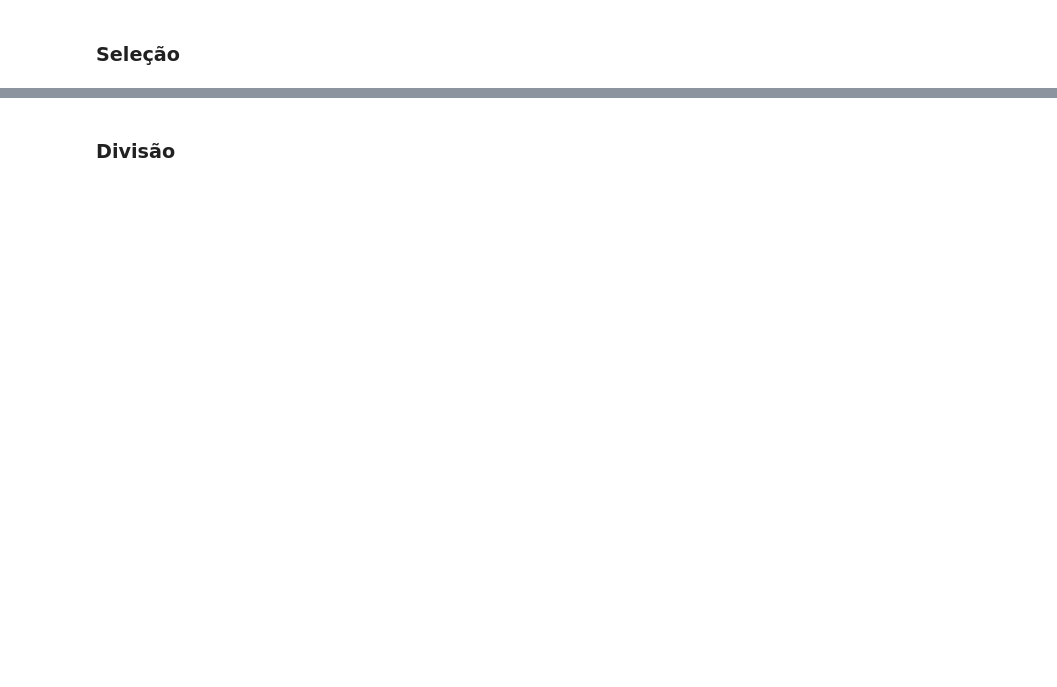
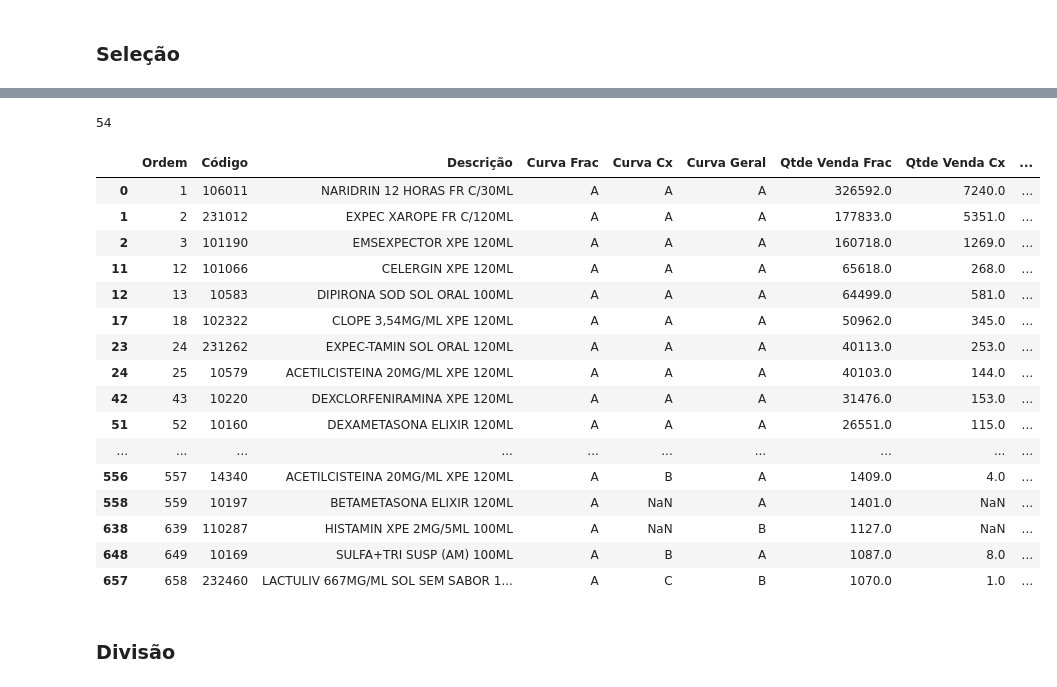
Before and after one commit to renandelamorena/Projeto_Curva_ABC, a Jupyter notebook: analise_curva_abc/divisao/divisao_saida_xpe.ipynb, the cells around one changed output, grey strips where cells are left out. Saved outputs shown, nothing was run; the diff lists cells and outputs as text; code cells hidden in the pictures; blank space fills up the shorter version.

```diff
--- a/analise_curva_abc/divisao/divisao_saida_xpe.ipynb
+++ b/analise_curva_abc/divisao/divisao_saida_xpe.ipynb
@@ -107,3 +165,30 @@ curva_frac[selc].to_excel('a.xlsx')
+# %%
+a = (curva_frac['Embal.'] == 60.0) & \
+    (curva_frac['Curva Frac'] == 'A') & \
+    (curva_frac['Descrição'].str.contains('100ml|120ml|100 ml|120 ml', case=False)) | \
+    (selecao_add_cod_xpe)
+# %%
+print(len(curva_frac[a]))
+curva_frac[a]
+# %% [output]
+54
+|  | Ordem | Código | Descrição | Curva Frac | Curva Cx | Curva Geral | Qtde Venda Frac | Qtde Venda Cx | ... |
+| 0 | 1 | 106011 | NARIDRIN 12 HORAS FR C/30ML | A | A | A | 326592.0 | 7240.0 | ... |
+| 1 | 2 | 231012 | EXPEC XAROPE FR C/120ML | A | A | A | 177833.0 | 5351.0 | ... |
+| 2 | 3 | 101190 | EMSEXPECTOR XPE 120ML | A | A | A | 160718.0 | 1269.0 | ... |
+| 11 | 12 | 101066 | CELERGIN XPE 120ML | A | A | A | 65618.0 | 268.0 | ... |
+| 12 | 13 | 10583 | DIPIRONA SOD SOL ORAL 100ML | A | A | A | 64499.0 | 581.0 | ... |
+| 17 | 18 | 102322 | CLOPE 3,54MG/ML XPE 120ML | A | A | A | 50962.0 | 345.0 | ... |
+| 23 | 24 | 231262 | EXPEC-TAMIN SOL ORAL 120ML | A | A | A | 40113.0 | 253.0 | ... |
+| 24 | 25 | 10579 | ACETILCISTEINA 20MG/ML XPE 120ML | A | A | A | 40103.0 | 144.0 | ... |
+| 42 | 43 | 10220 | DEXCLORFENIRAMINA XPE 120ML | A | A | A | 31476.0 | 153.0 | ... |
+| 51 | 52 | 10160 | DEXAMETASONA ELIXIR 120ML | A | A | A | 26551.0 | 115.0 | ... |
+| ... | ... | ... | ... | ... | ... | ... | ... | ... | ... |
+| 556 | 557 | 14340 | ACETILCISTEINA 20MG/ML XPE 120ML | A | B | A | 1409.0 | 4.0 | ... |
+| 558 | 559 | 10197 | BETAMETASONA ELIXIR 120ML | A | NaN | A | 1401.0 | NaN | ... |
+| 638 | 639 | 110287 | HISTAMIN XPE 2MG/5ML 100ML | A | NaN | B | 1127.0 | NaN | ... |
+| 648 | 649 | 10169 | SULFA+TRI SUSP (AM) 100ML | A | B | A | 1087.0 | 8.0 | ... |
+| 657 | 658 | 232460 | LACTULIV 667MG/ML SOL SEM SABOR 1... | A | C | B | 1070.0 | 1.0 | ... |
 # %% [markdown]
 ### Divisão
 # %%
```
Also changed, not shown: parts of 13 cells of this notebook.
